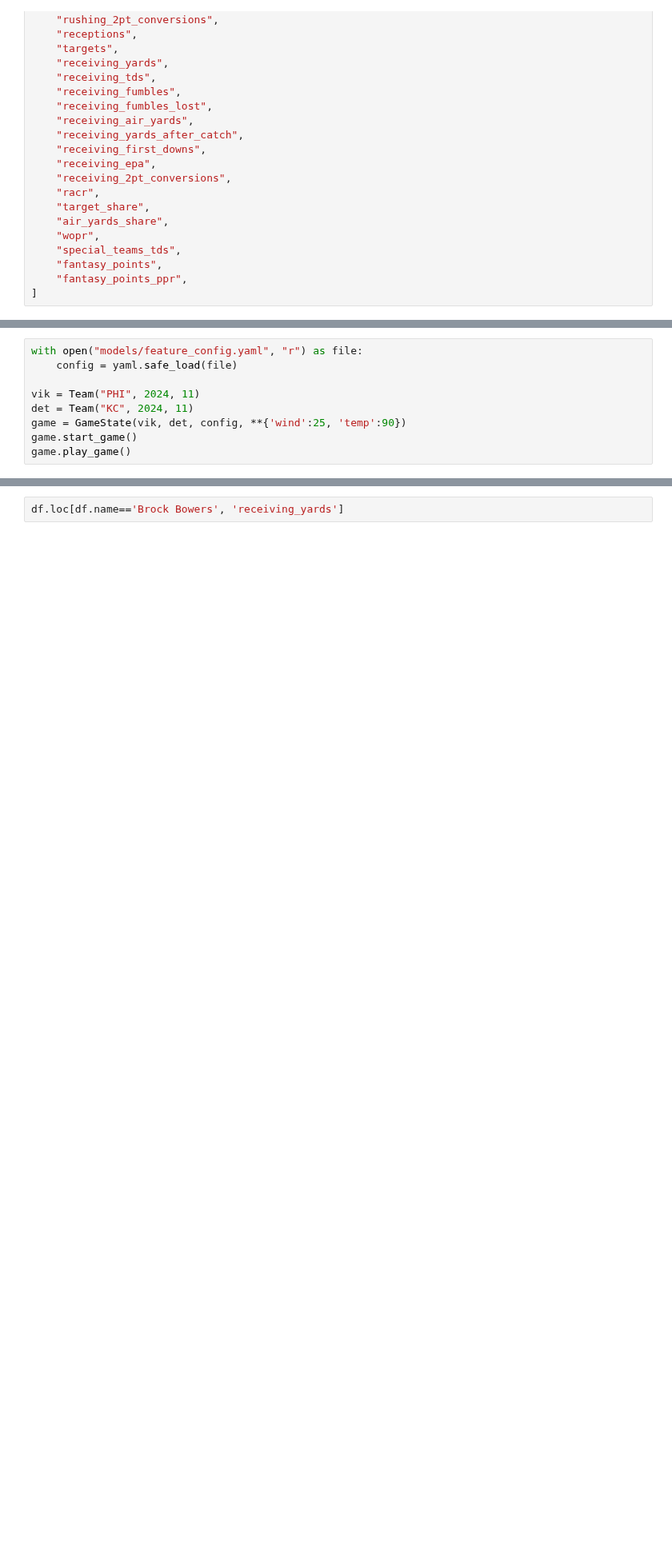
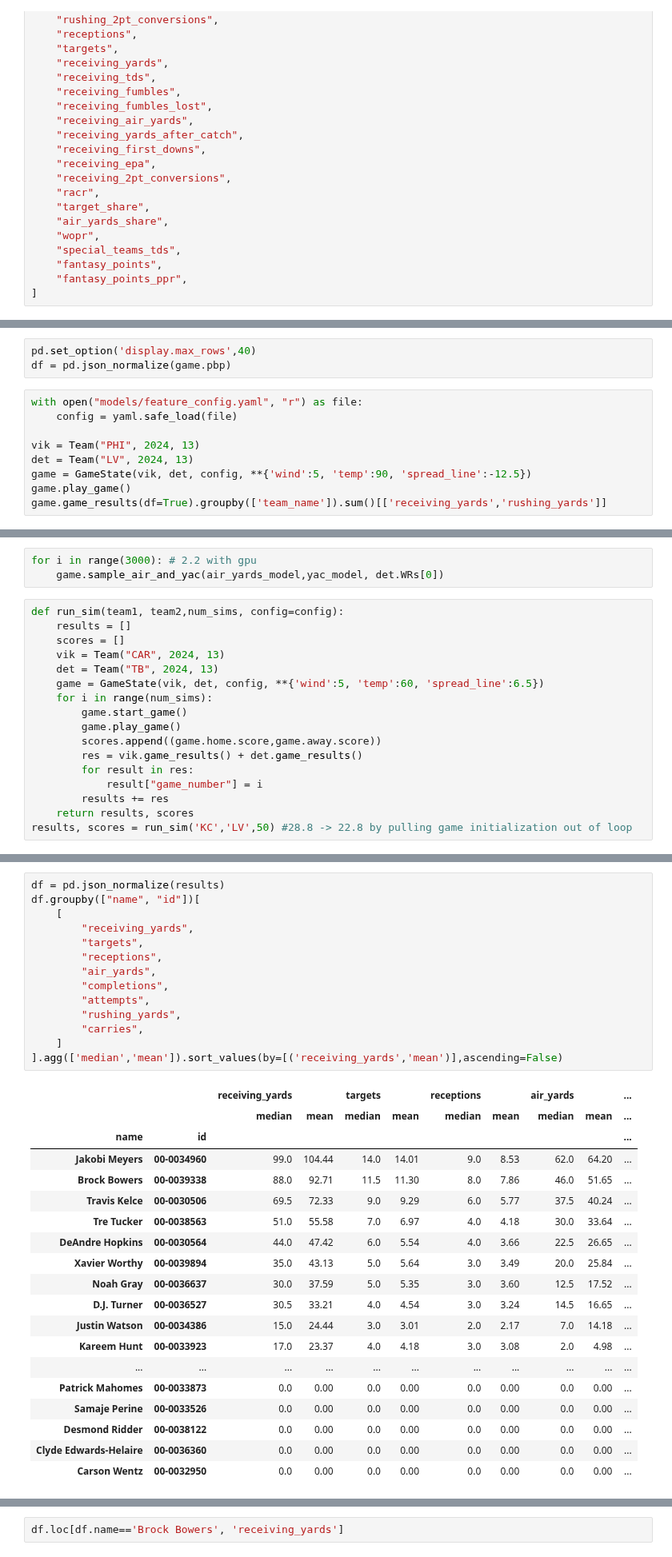
Before and after one commit to sharedw/NFL_sim, a Jupyter notebook: sim.ipynb, the cells around one changed output, grey strips where cells are left out. Shown at 80% size. Saved outputs shown, nothing was run; the diff lists cells and outputs as text; blank space fills up the shorter version.

```diff
--- a/sim.ipynb
+++ b/sim.ipynb
@@ -594,10 +639,13 @@ class GameState:
+# %%
+pd.set_option('display.max_rows',40)
+df = pd.json_normalize(game.pbp)
 # %%
 with open("models/feature_config.yaml", "r") as file:
     config = yaml.safe_load(file)
 
-vik = Team("PHI", 2024, 11)
-det = Team("KC", 2024, 11)
-game = GameState(vik, det, config, **{'wind':25, 'temp':90})
-game.start_game()
+vik = Team("PHI", 2024, 13)
+det = Team("LV", 2024, 13)
+game = GameState(vik, det, config, **{'wind':5, 'temp':90, 'spread_line':-12.5})
 game.play_game()
+game.game_results(df=True).groupby(['team_name']).sum()[['receiving_yards','rushing_yards']]
 # %% [output]
@@ -624,0 +657,20 @@ vik.QBs[0].stats
+# %%
+for i in range(3000): # 2.2 with gpu
+    game.sample_air_and_yac(air_yards_model,yac_model, det.WRs[0])
+# %%
+def run_sim(team1, team2,num_sims, config=config):
+    results = []
+    scores = []
+    vik = Team("CAR", 2024, 13)
+    det = Team("TB", 2024, 13)
+    game = GameState(vik, det, config, **{'wind':5, 'temp':60, 'spread_line':6.5})
+    for i in range(num_sims):
+        game.start_game()
+        game.play_game()
+        scores.append((game.home.score,game.away.score))
+        res = vik.game_results() + det.game_results()
+        for result in res:
+            result["game_number"] = i
+        results += res
+    return results, scores
+results, scores = run_sim('KC','LV',50) #28.8 -> 22.8 by pulling game initialization out of loop
@@ -624,0 +703,34 @@ vik.QBs[0].stats
+# %%
+df = pd.json_normalize(results)
+df.groupby(["name", "id"])[
+    [
+        "receiving_yards",
+        "targets",
+        "receptions",
+        "air_yards",
+        "completions",
+        "attempts",
+        "rushing_yards",
+        "carries",
+    ]
+].agg(['median','mean']).sort_values(by=[('receiving_yards','mean')],ascending=False)
+# %% [output]
+|  |  | receiving_yards |  | targets |  | receptions |  | air_yards |  | ... |
+|  |  | median | mean | median | mean | median | mean | median | mean | ... |
+| name | id |  |  |  |  |  |  |  |  | ... |
+| Jakobi Meyers | 00-0034960 | 99.0 | 104.44 | 14.0 | 14.01 | 9.0 | 8.53 | 62.0 | 64.20 | ... |
+| Brock Bowers | 00-0039338 | 88.0 | 92.71 | 11.5 | 11.30 | 8.0 | 7.86 | 46.0 | 51.65 | ... |
+| Travis Kelce | 00-0030506 | 69.5 | 72.33 | 9.0 | 9.29 | 6.0 | 5.77 | 37.5 | 40.24 | ... |
+| Tre Tucker | 00-0038563 | 51.0 | 55.58 | 7.0 | 6.97 | 4.0 | 4.18 | 30.0 | 33.64 | ... |
+| DeAndre Hopkins | 00-0030564 | 44.0 | 47.42 | 6.0 | 5.54 | 4.0 | 3.66 | 22.5 | 26.65 | ... |
+| Xavier Worthy | 00-0039894 | 35.0 | 43.13 | 5.0 | 5.64 | 3.0 | 3.49 | 20.0 | 25.84 | ... |
+| Noah Gray | 00-0036637 | 30.0 | 37.59 | 5.0 | 5.35 | 3.0 | 3.60 | 12.5 | 17.52 | ... |
+| D.J. Turner | 00-0036527 | 30.5 | 33.21 | 4.0 | 4.54 | 3.0 | 3.24 | 14.5 | 16.65 | ... |
+| Justin Watson | 00-0034386 | 15.0 | 24.44 | 3.0 | 3.01 | 2.0 | 2.17 | 7.0 | 14.18 | ... |
+| Kareem Hunt | 00-0033923 | 17.0 | 23.37 | 4.0 | 4.18 | 3.0 | 3.08 | 2.0 | 4.98 | ... |
+| ... | ... | ... | ... | ... | ... | ... | ... | ... | ... | ... |
+| Patrick Mahomes | 00-0033873 | 0.0 | 0.00 | 0.0 | 0.00 | 0.0 | 0.00 | 0.0 | 0.00 | ... |
+| Samaje Perine | 00-0033526 | 0.0 | 0.00 | 0.0 | 0.00 | 0.0 | 0.00 | 0.0 | 0.00 | ... |
+| Desmond Ridder | 00-0038122 | 0.0 | 0.00 | 0.0 | 0.00 | 0.0 | 0.00 | 0.0 | 0.00 | ... |
+| Clyde Edwards-Helaire | 00-0036360 | 0.0 | 0.00 | 0.0 | 0.00 | 0.0 | 0.00 | 0.0 | 0.00 | ... |
+| Carson Wentz | 00-0032950 | 0.0 | 0.00 | 0.0 | 0.00 | 0.0 | 0.00 | 0.0 | 0.00 | ... |
```
Also changed, not shown: parts of 22 cells of this notebook, 7 other files.
